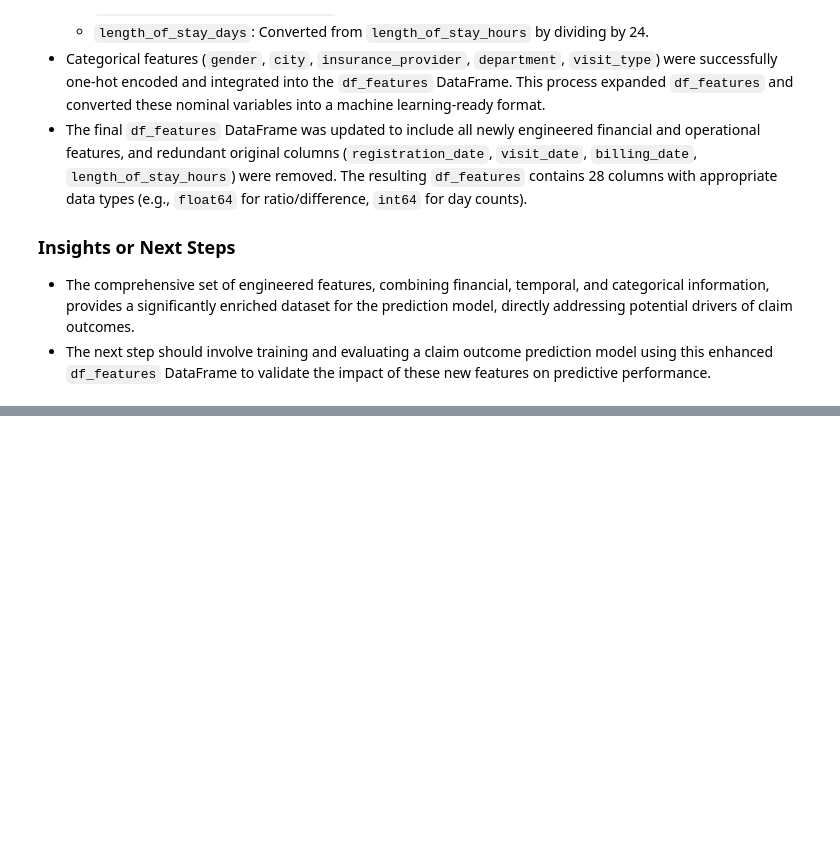
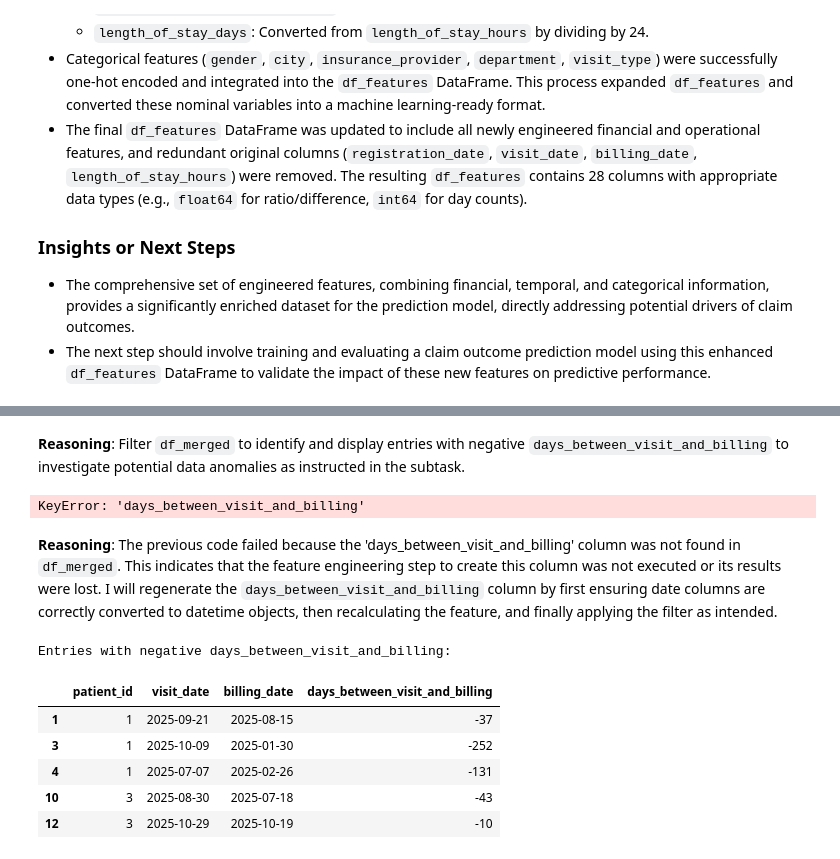
Before and after one commit to rahilkhan-acadmic/APAIML-GradedMiniProject, a Jupyter notebook: capstone/03_claim_model.ipynb, the cells around one changed output, grey strips where cells are left out. Drawn from its saved outputs; the diff is of its cells as text; code cells hidden in the pictures; blank space fills up the shorter version.

```diff
--- a/capstone/03_claim_model.ipynb
+++ b/capstone/03_claim_model.ipynb
@@ -298,0 +298,37 @@ These features are expected to significantly enhance the claim outcome predictio
+# %% [markdown]
+**Reasoning**:
+Filter `df_merged` to identify and display entries with negative `days_between_visit_and_billing` to investigate potential data anomalies as instructed in the subtask.
+# %%
+negative_billing_days = df_merged[df_merged['days_between_visit_and_billing'] < 0]
+
+print("Entries with negative days_between_visit_and_billing:")
+display(negative_billing_days[['patient_id', 'visit_date', 'billing_date', 'days_between_visit_and_billing']].head())
+# %% [output]
+KeyError: 'days_between_visit_and_billing'
+# %% [markdown]
+**Reasoning**:
+The previous code failed because the 'days_between_visit_and_billing' column was not found in `df_merged`. This indicates that the feature engineering step to create this column was not executed or its results were lost. I will regenerate the `days_between_visit_and_billing` column by first ensuring date columns are correctly converted to datetime objects, then recalculating the feature, and finally applying the filter as intended.
+# %%
+import numpy as np
+
+# Ensure Date Columns to datetime objects in df_merged
+df_merged['registration_date'] = pd.to_datetime(df_merged['registration_date'])
+df_merged['visit_date'] = pd.to_datetime(df_merged['visit_date'])
+df_merged['billing_date'] = pd.to_datetime(df_merged['billing_date'])
+
+# Recalculate 'days_between_visit_and_billing' as it seems to be missing
+df_merged['days_between_visit_and_billing'] = (df_merged['billing_date'] - df_merged['visit_date']).dt.days
+
+# Filter for negative days_between_visit_and_billing
+negative_billing_days = df_merged[df_merged['days_between_visit_and_billing'] < 0]
+
+print("Entries with negative days_between_visit_and_billing:")
+display(negative_billing_days[['patient_id', 'visit_date', 'billing_date', 'days_between_visit_and_billing']].head())
+# %% [output]
+Entries with negative days_between_visit_and_billing:
+|  | patient_id | visit_date | billing_date | days_between_visit_and_billing |
+| 1 | 1 | 2025-09-21 | 2025-08-15 | -37 |
+| 3 | 1 | 2025-10-09 | 2025-01-30 | -252 |
+| 4 | 1 | 2025-07-07 | 2025-02-26 | -131 |
+| 10 | 3 | 2025-08-30 | 2025-07-18 | -43 |
+| 12 | 3 | 2025-10-29 | 2025-10-19 | -10 |
```
Also changed, not shown: parts of 18 cells of this notebook.
